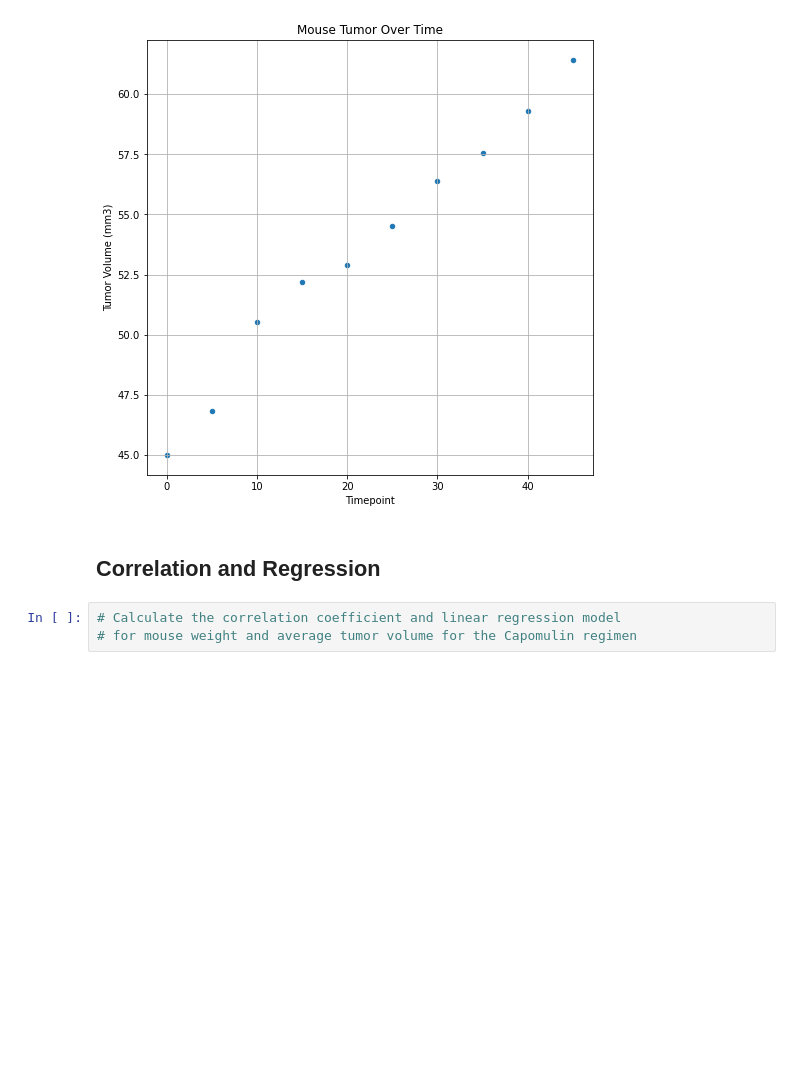
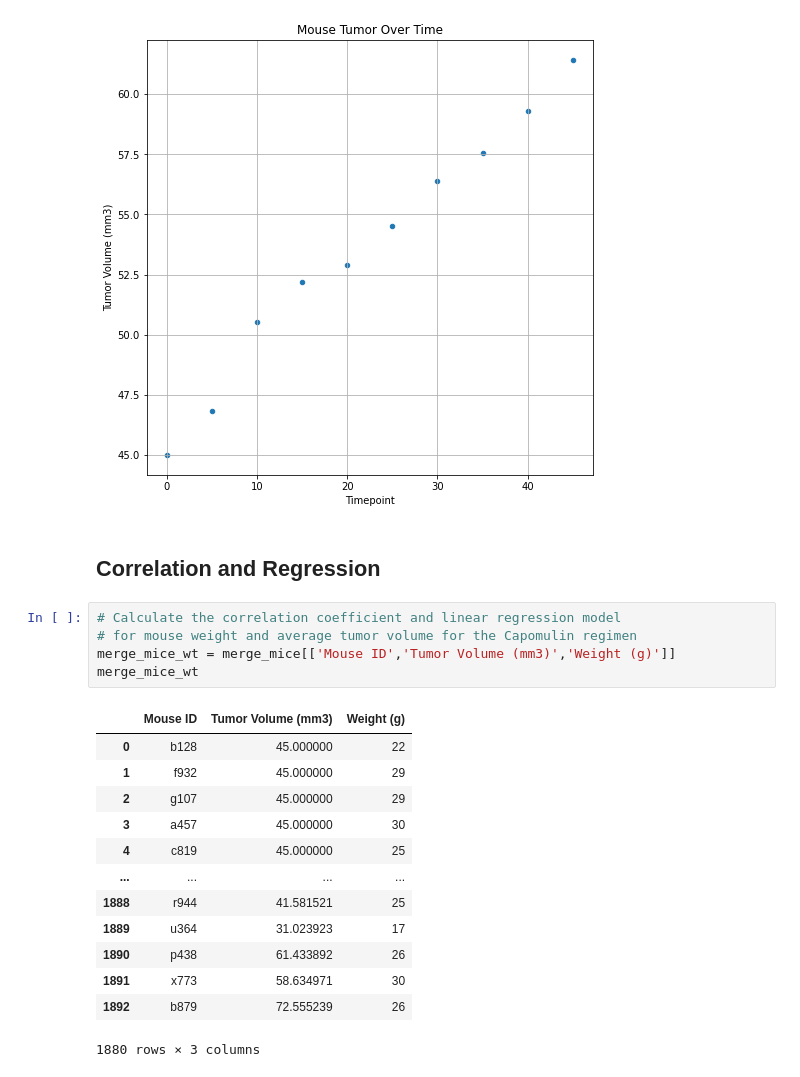
Before and after one commit to jhurley684/05-matplotlib-Pymaceuticals, a Jupyter notebook: Instructions/Pymaceuticals/pymaceuticals_starter.ipynb, the cells around one changed output. Cells and saved outputs as stored; diff of their text form; blank space fills up the shorter version.

```diff
--- a/Instructions/Pymaceuticals/pymaceuticals_starter.ipynb
+++ b/Instructions/Pymaceuticals/pymaceuticals_starter.ipynb
@@ -416,3 +417,19 @@ plt.show()
 # %%
 # Calculate the correlation coefficient and linear regression model
 # for mouse weight and average tumor volume for the Capomulin regimen
+merge_mice_wt = merge_mice[['Mouse ID','Tumor Volume (mm3)','Weight (g)']]
+merge_mice_wt
+# %% [output]
+|  | Mouse ID | Tumor Volume (mm3) | Weight (g) |
+| 0 | b128 | 45.000000 | 22 |
+| 1 | f932 | 45.000000 | 29 |
+| 2 | g107 | 45.000000 | 29 |
+| 3 | a457 | 45.000000 | 30 |
+| 4 | c819 | 45.000000 | 25 |
+| ... | ... | ... | ... |
+| 1888 | r944 | 41.581521 | 25 |
+| 1889 | u364 | 31.023923 | 17 |
+| 1890 | p438 | 61.433892 | 26 |
+| 1891 | x773 | 58.634971 | 30 |
+| 1892 | b879 | 72.555239 | 26 |
+1880 rows × 3 columns
```
Also changed, not shown: parts of 2 cells of this notebook.
